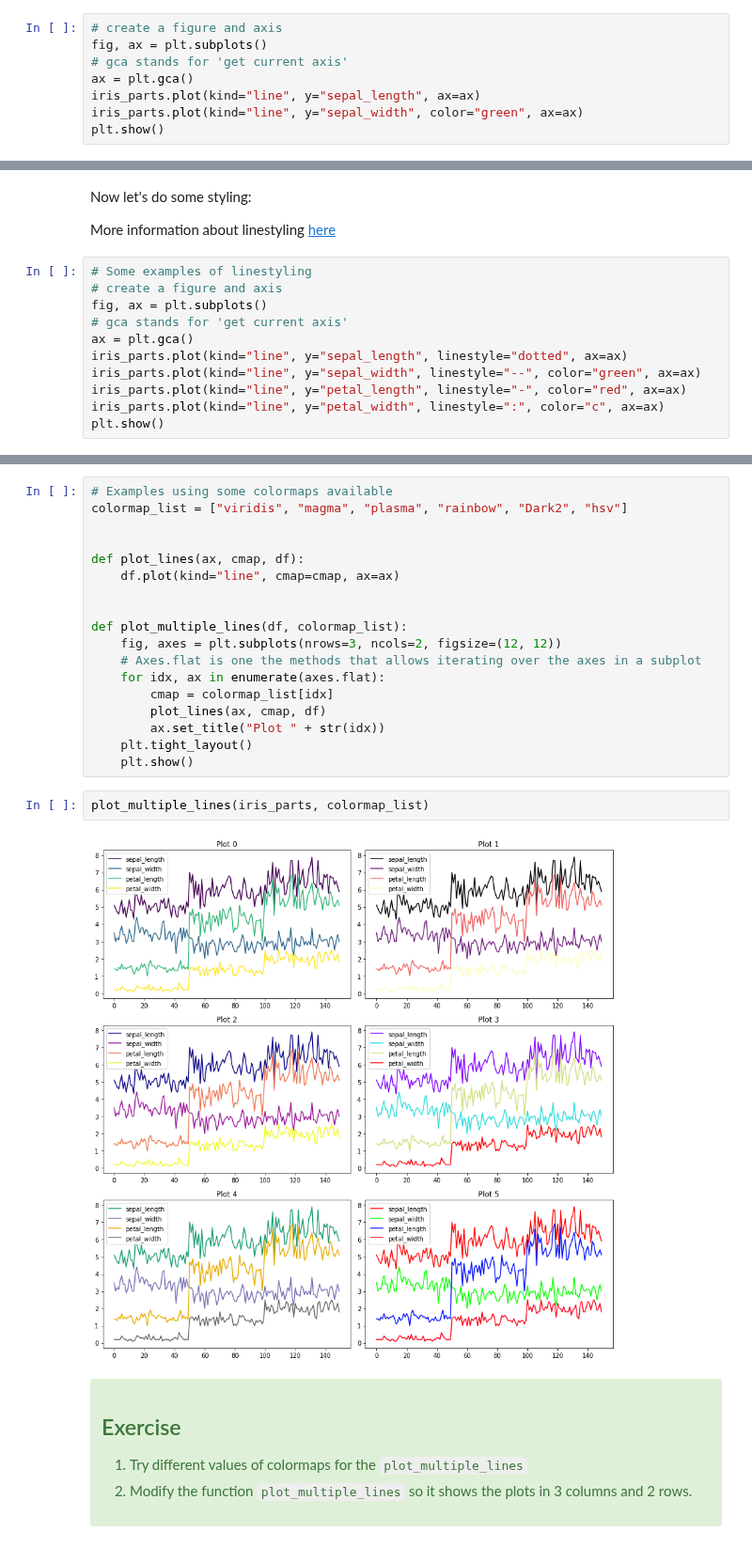
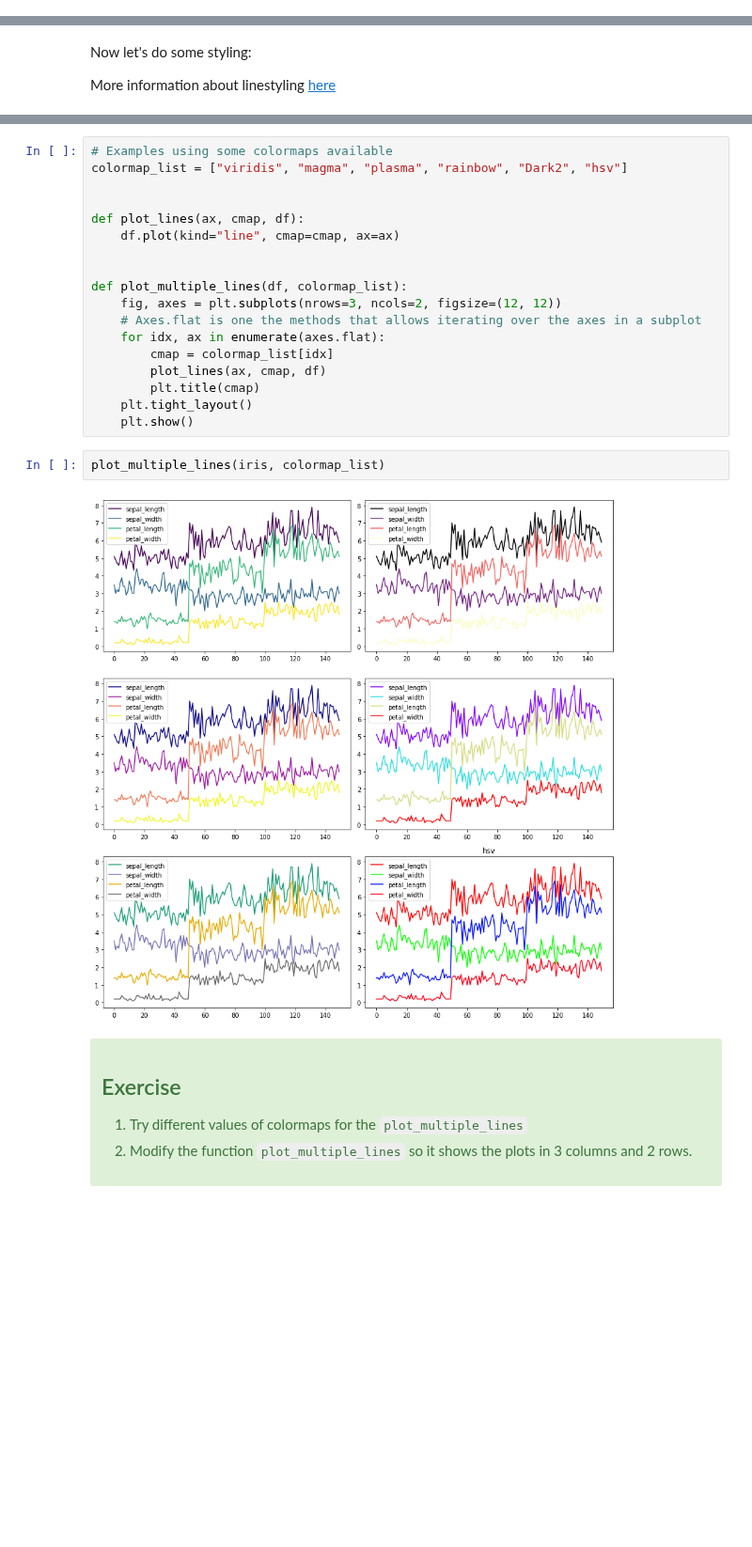
Before and after one commit to 3springs/deep_ml_curriculum, a Jupyter notebook: notebooks/b03_Data_Visualisation/DataVisualisation.ipynb, the cells around one changed output, grey strips where cells are left out. Shown at 94% size. Saved outputs shown, nothing was run; the diff lists cells and outputs as text; blank space fills up the shorter version.

```diff
--- a/notebooks/b03_Data_Visualisation/DataVisualisation.ipynb
+++ b/notebooks/b03_Data_Visualisation/DataVisualisation.ipynb
@@ -584,8 +515,0 @@ You can specify the data you want to plot with a subplot like the example below:
-# %%
-# create a figure and axis
-fig, ax = plt.subplots()
-# gca stands for 'get current axis'
-ax = plt.gca()
-iris_parts.plot(kind="line", y="sepal_length", ax=ax)
-iris_parts.plot(kind="line", y="sepal_width", color="green", ax=ax)
-plt.show()
@@ -597,14 +519,3 @@ plt.show()
 Now let's do some styling:
 
 More information about linestyling [here](https://matplotlib.org/3.1.0/gallery/lines_bars_and_markers/linestyles.html)
-# %%
-# Some examples of linestyling
-# create a figure and axis
-fig, ax = plt.subplots()
-# gca stands for 'get current axis'
-ax = plt.gca()
-iris_parts.plot(kind="line", y="sepal_length", linestyle="dotted", ax=ax)
-iris_parts.plot(kind="line", y="sepal_width", linestyle="--", color="green", ax=ax)
-iris_parts.plot(kind="line", y="petal_length", linestyle="-", color="red", ax=ax)
-iris_parts.plot(kind="line", y="petal_width", linestyle=":", color="c", ax=ax)
-plt.show()
@@ -631,13 +582,13 @@ def plot_multiple_lines(df, colormap_list):
     for idx, ax in enumerate(axes.flat):
         cmap = colormap_list[idx]
         plot_lines(ax, cmap, df)
-        ax.set_title("Plot " + str(idx))
+        plt.title(cmap)
     plt.tight_layout()
     plt.show()
 # %%
-plot_multiple_lines(iris_parts, colormap_list)
+plot_multiple_lines(iris, colormap_list)
 # %% [output]
-[figure, old version]
+[figure, new version]
 # %% [markdown]
 
 <div class="alert alert-success">
```
Also changed, not shown: parts of 77 cells of this notebook.
